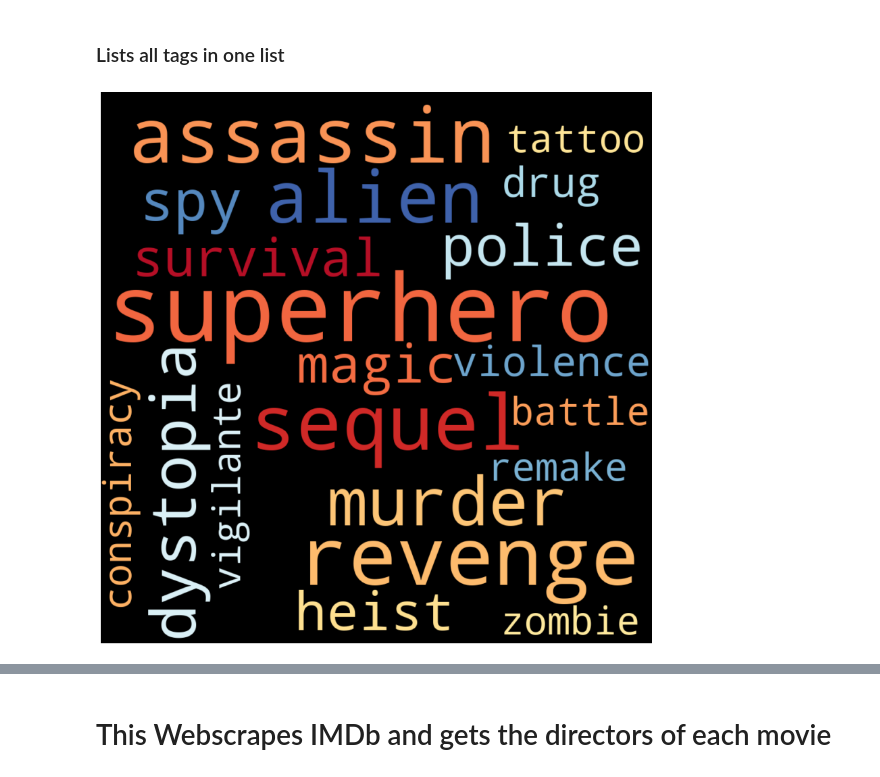
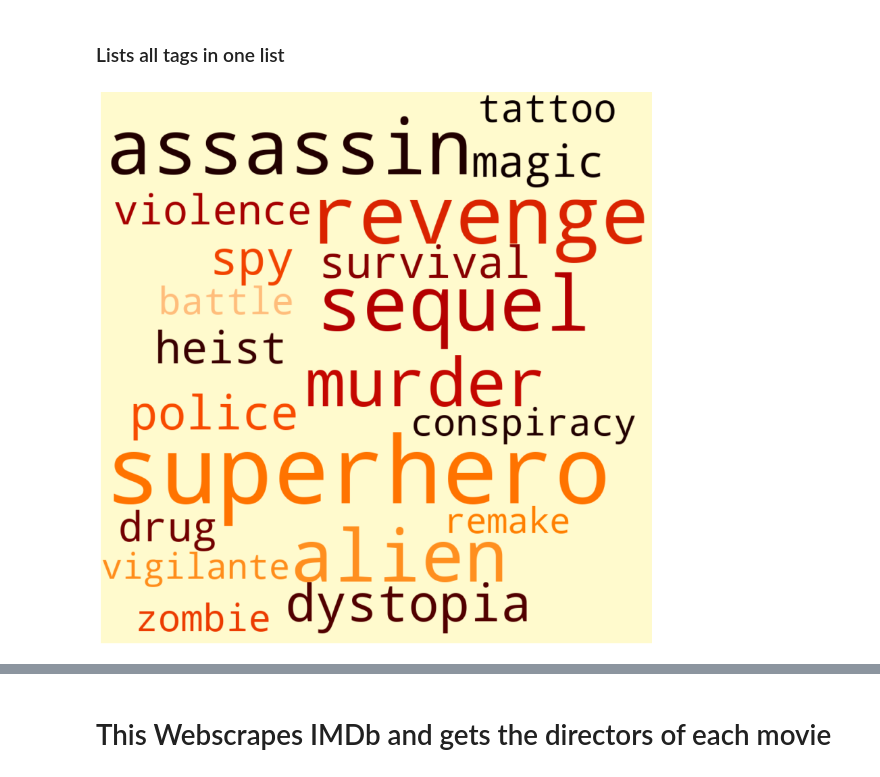
Before and after one commit to kjkahalley/optimal-film-analysis, a Jupyter notebook: master_notebook.ipynb, the cells around one changed output, grey strips where cells are left out. Cells and saved outputs as stored; diff of their text form; code cells hidden in the pictures.

```diff
--- a/master_notebook.ipynb
+++ b/master_notebook.ipynb
@@ -258,12 +259,12 @@ action_tt = tt(all_action_tags)
 # %%
 #create the wordcloud object
 plt.figure(figsize=(15,15))
-wordcloud = WordCloud(width = 1000, height = 1000, max_words=20, background_color = 'black',
-                      collocations=True, colormap = 'RdYlBu').generate(action_tt)
+action_wordcloud = WordCloud(width = 1000, height = 1000, max_words=20, background_color = 'lemonchiffon',
+                      collocations=True, colormap = 'gist_heat', prefer_horizontal = 1).generate(action_tt)
 
 #plot the wordcloud object
-plt.imshow(wordcloud, interpolation='bilInear')
+plt.imshow(action_wordcloud, interpolation='bilInear')
 plt.axis('off')
 plt.show()
 # %% [output]
-[figure, old version]
+[figure, new version]
```
Also changed, not shown: parts of 14 cells of this notebook.
